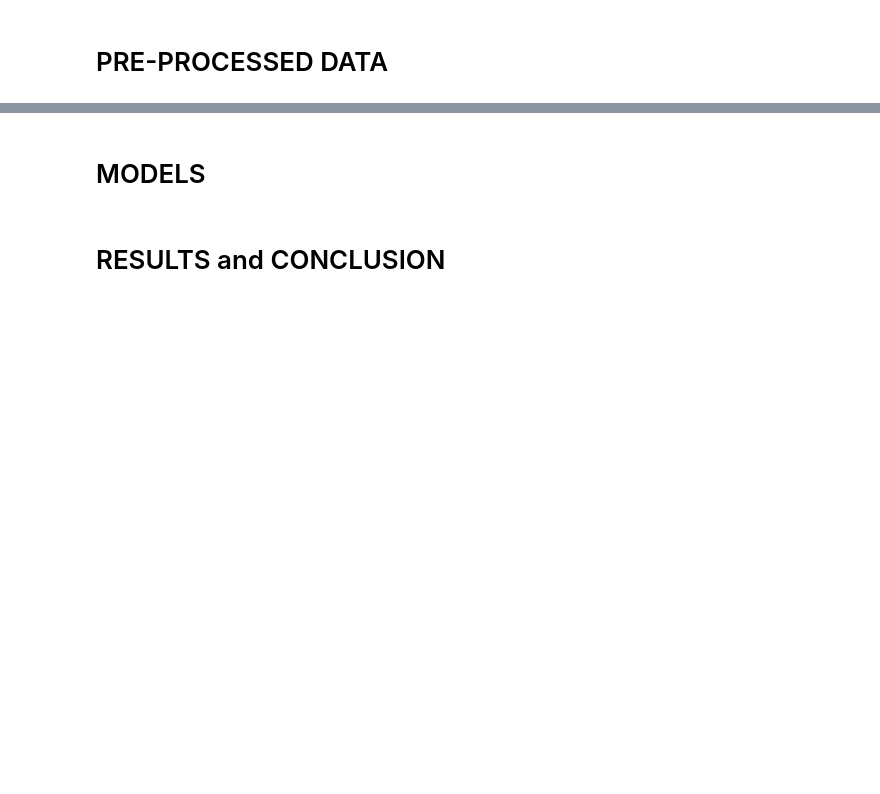
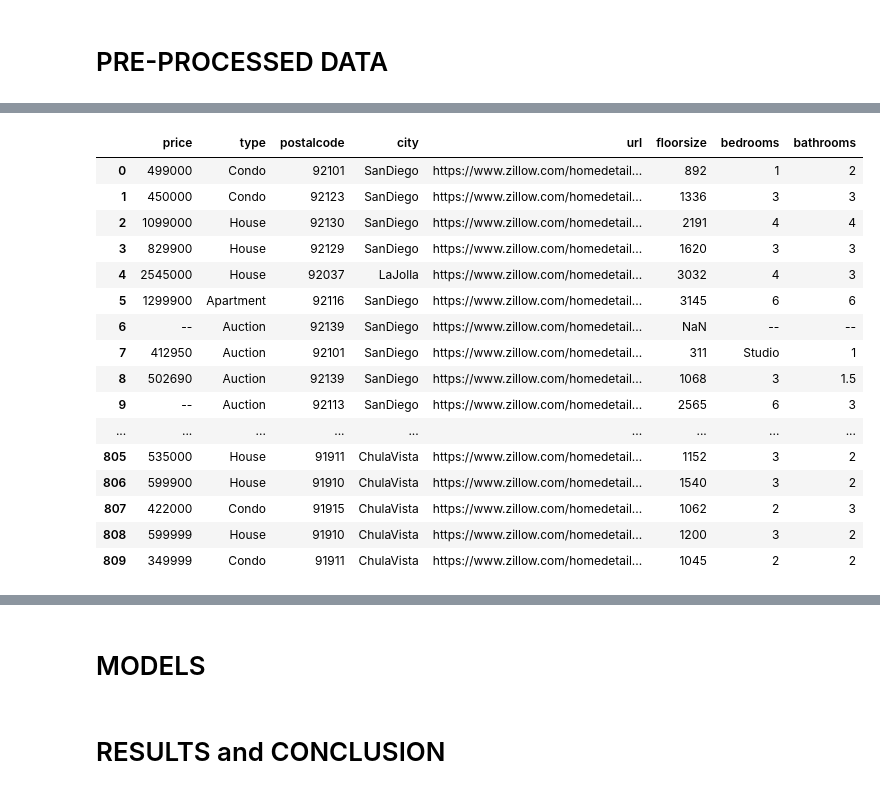
Before and after one commit to ohsusanna93/dsc-capstone-project-v2-online-ds-pt-100719, a Jupyter notebook: susanna's capstone/project.ipynb, the cells around one changed output, grey strips where cells are left out. Saved outputs shown, nothing was run; the diff lists cells and outputs as text; code cells hidden in the pictures; blank space fills up the shorter version.

```diff
--- a/susanna's capstone/project.ipynb
+++ b/susanna's capstone/project.ipynb
@@ -305,5 +310,5 @@ import matplotlib as mpl
 import numpy as np
 import re
 # %%
-df = pd.read_csv('sandiego_zillow.csv')
+df_copy = pd.read_csv('sandiego_zillow.csv')
 # %%
@@ -319,13 +375,14 @@ df_copy = df.copy()
 # %%
-df = df.replace({'\$':'',
+df_copy = df_copy.replace({'\$':'',
                   ',':'',
+                'bds':'',
                  'bd':'',
-                'bds':'',
                  'ba':'',
            'for sale':'',
                  '\+':'',
                'Est.':'',
+                 ' ':'',
                  }, regex=True)
 
-df['bedrooms'] = df['bedrooms'].replace('s','', regex=True)
+#df['bedrooms'] = df['bedrooms'].replace('s','', regex=True)
 # %%
@@ -337,3 +420 @@ df['bathrooms'].value_counts()
-# %%
-df['bathrooms'] = df['bathrooms'].replace('--',np.nan, regex=True)
 # %%
@@ -350,7 +429,7 @@ df['floorsize'].unique()
 # %%
 df['type'].value_counts()
 # %%
-df['type'] = df['type'].replace({'Home ':'House ','Pre-forclosure':'Auction'}, value=str)
+df['type'] = df['type'].replace({'Home ':'House ','Pre-forclosure':'Auction'})
 # %%
 df['type'].unique()
 # %%
@@ -359,0 +455,20 @@ df.loc[df['type']=='Coming soon'].head()
+# %%
+df.head(50)
+# %% [output]
+|  | price | type | postalcode | city | url | floorsize | bedrooms | bathrooms |
+| 0 | 499000 | Condo | 92101 | SanDiego | https://www.zillow.com/homedetail... | 892 | 1 | 2 |
+| 1 | 450000 | Condo | 92123 | SanDiego | https://www.zillow.com/homedetail... | 1336 | 3 | 3 |
+| 2 | 1099000 | House | 92130 | SanDiego | https://www.zillow.com/homedetail... | 2191 | 4 | 4 |
+| 3 | 829900 | House | 92129 | SanDiego | https://www.zillow.com/homedetail... | 1620 | 3 | 3 |
+| 4 | 2545000 | House | 92037 | LaJolla | https://www.zillow.com/homedetail... | 3032 | 4 | 3 |
+| 5 | 1299900 | Apartment | 92116 | SanDiego | https://www.zillow.com/homedetail... | 3145 | 6 | 6 |
+| 6 | -- | Auction | 92139 | SanDiego | https://www.zillow.com/homedetail... | NaN | -- | -- |
+| 7 | 412950 | Auction | 92101 | SanDiego | https://www.zillow.com/homedetail... | 311 | Studio | 1 |
+| 8 | 502690 | Auction | 92139 | SanDiego | https://www.zillow.com/homedetail... | 1068 | 3 | 1.5 |
+| 9 | -- | Auction | 92113 | SanDiego | https://www.zillow.com/homedetail... | 2565 | 6 | 3 |
+| ... | ... | ... | ... | ... | ... | ... | ... | ... |
+| 805 | 535000 | House | 91911 | ChulaVista | https://www.zillow.com/homedetail... | 1152 | 3 | 2 |
+| 806 | 599900 | House | 91910 | ChulaVista | https://www.zillow.com/homedetail... | 1540 | 3 | 2 |
+| 807 | 422000 | Condo | 91915 | ChulaVista | https://www.zillow.com/homedetail... | 1062 | 2 | 3 |
+| 808 | 599999 | House | 91910 | ChulaVista | https://www.zillow.com/homedetail... | 1200 | 3 | 2 |
+| 809 | 349999 | Condo | 91911 | ChulaVista | https://www.zillow.com/homedetail... | 1045 | 2 | 2 |
```
Also changed, not shown: parts of 30 cells of this notebook, 1 other file.
